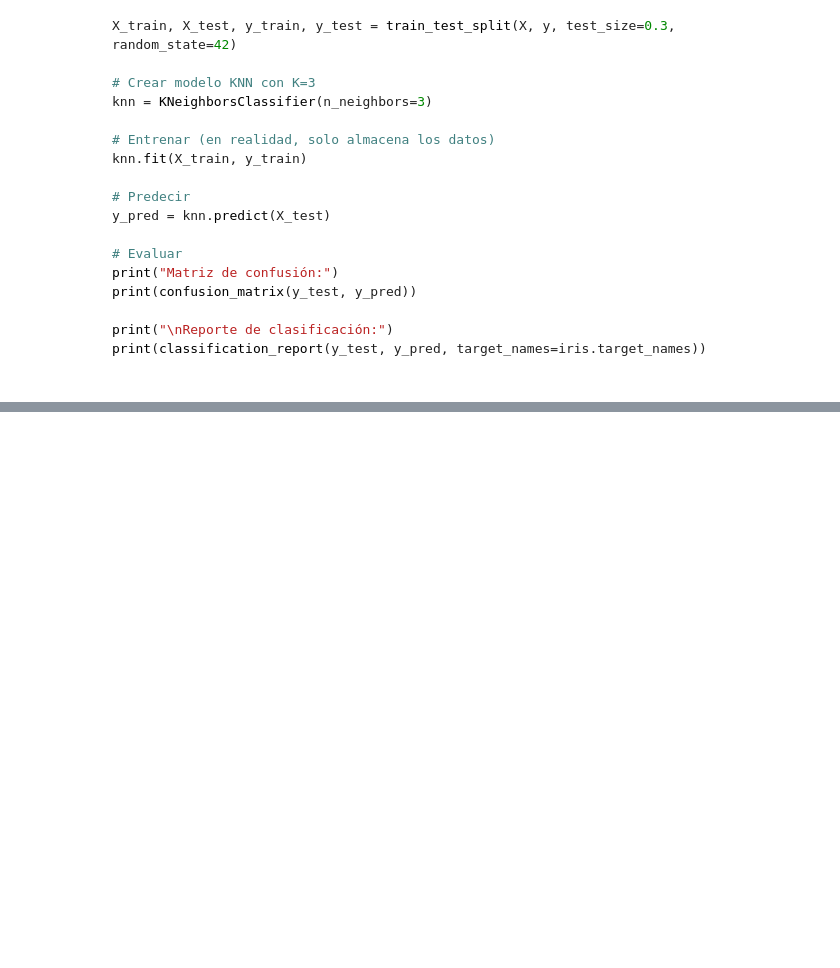
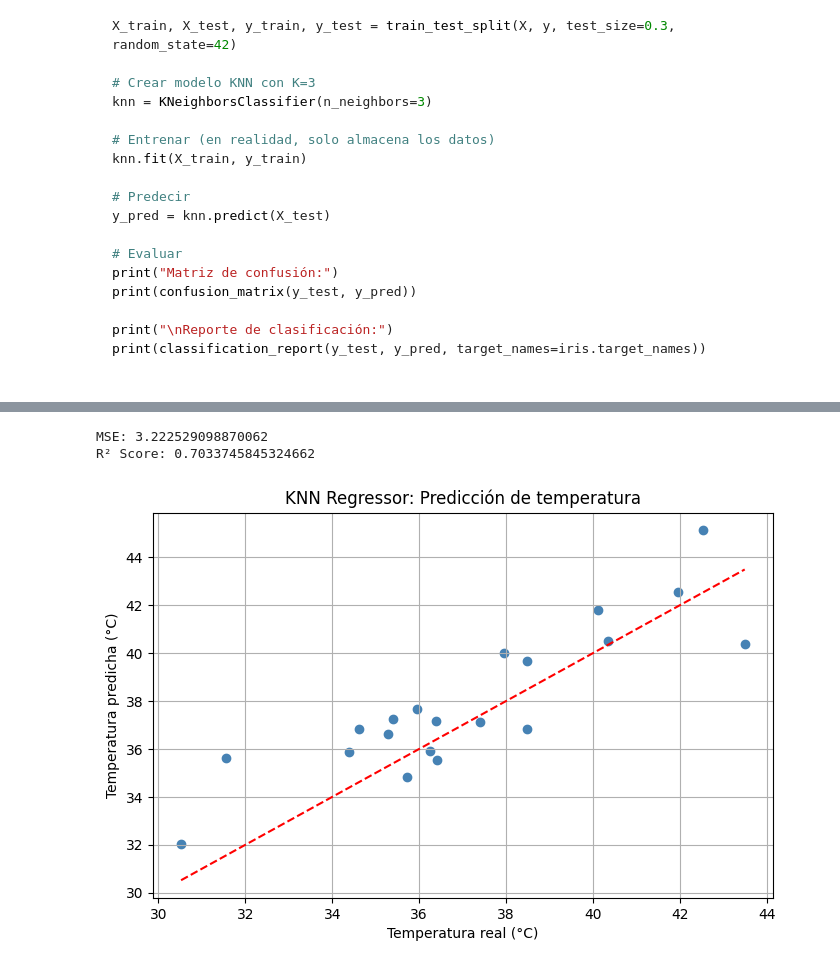
Before and after one commit to davidlealo/sic_ai_2025_jun, a Jupyter notebook: 03machinelearning/clase_11.ipynb, the cells around one changed output, grey strips where cells are left out. Drawn from its saved outputs; the diff is of its cells as text; code cells hidden in the pictures; blank space fills up the shorter version.

```diff
--- a/03machinelearning/clase_11.ipynb
+++ b/03machinelearning/clase_11.ipynb
@@ -528,0 +560,65 @@ print(classification_report(y_test, y_pred, target_names=iris.target_names))
+# %%
+import numpy as np
+import pandas as pd
+import matplotlib.pyplot as plt
+from sklearn.model_selection import train_test_split
+from sklearn.neighbors import KNeighborsRegressor
+from sklearn.preprocessing import StandardScaler
+from sklearn.metrics import mean_squared_error, r2_score
+
+# Crear un DataFrame con medidas simuladas
+np.random.seed(42)
+n = 100
+
+# Variables simuladas
+humedad = np.random.uniform(30, 90, size=n)
+presion = np.random.normal(1013, 10, size=n)
+viento = np.random.uniform(0, 40, size=n)
+
+# Temperatura simulada con algo de ruido
+temperatura = 30 - 0.1*humedad + 0.02*presion - 0.3*viento + np.random.normal(0, 1.5, size=n)
+
+# DataFrame
+df = pd.DataFrame({
+    "humedad": humedad,
+    "presion": presion,
+    "viento": viento,
+    "temperatura": temperatura
+})
+
+# Separar variables predictoras y target
+X = df[["humedad", "presion", "viento"]]
+y = df["temperatura"]
+
+# Dividir en entrenamiento y prueba
+X_train, X_test, y_train, y_test = train_test_split(X, y, test_size=0.2, random_state=42)
+
+# Normalizar los datos
+scaler = StandardScaler()
+X_train_scaled = scaler.fit_transform(X_train)
+X_test_scaled = scaler.transform(X_test)
+
+# Crear y entrenar el modelo KNN Regressor
+knn = KNeighborsRegressor(n_neighbors=5)
+knn.fit(X_train_scaled, y_train)
+
+# Predecir
+y_pred = knn.predict(X_test_scaled)
+
+# Evaluar
+print("MSE:", mean_squared_error(y_test, y_pred))
+print("R² Score:", r2_score(y_test, y_pred))
+
+# Visualización
+plt.figure(figsize=(8,5))
+plt.scatter(y_test, y_pred, color='steelblue')
+plt.plot([y_test.min(), y_test.max()], [y_test.min(), y_test.max()], 'r--')
+plt.xlabel("Temperatura real (°C)")
+plt.ylabel("Temperatura predicha (°C)")
+plt.title("KNN Regressor: Predicción de temperatura")
+plt.grid(True)
+plt.show()
+# %% [output]
+MSE: 3.222529098870062
+R² Score: 0.7033745845324662
+[figure, added]
```
Also changed, not shown: parts of 3 cells of this notebook.
